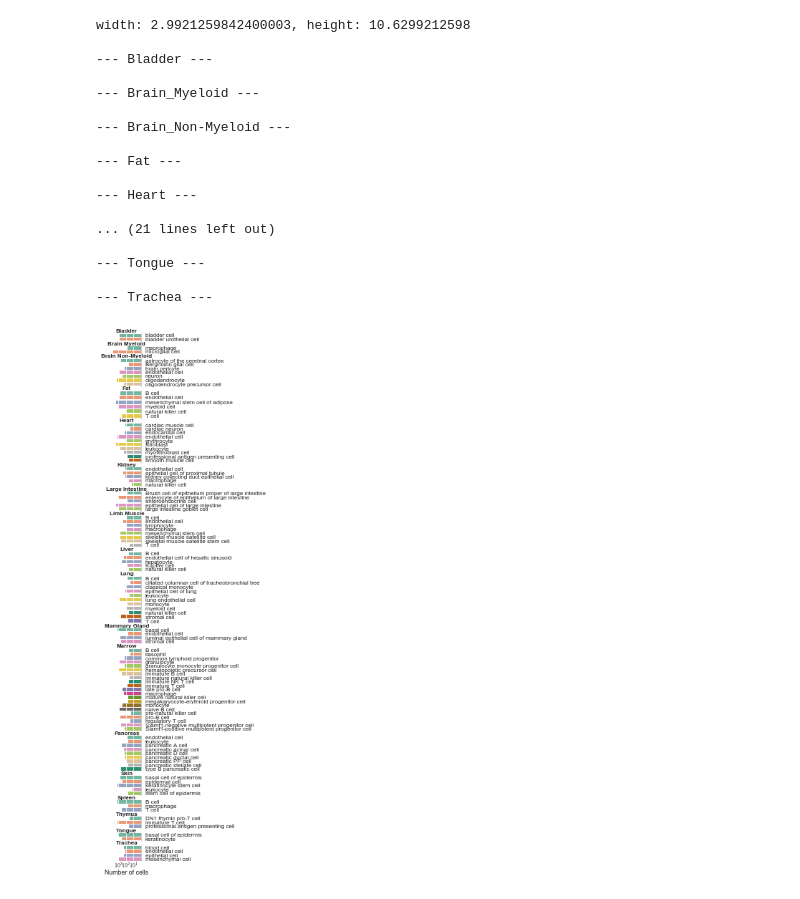
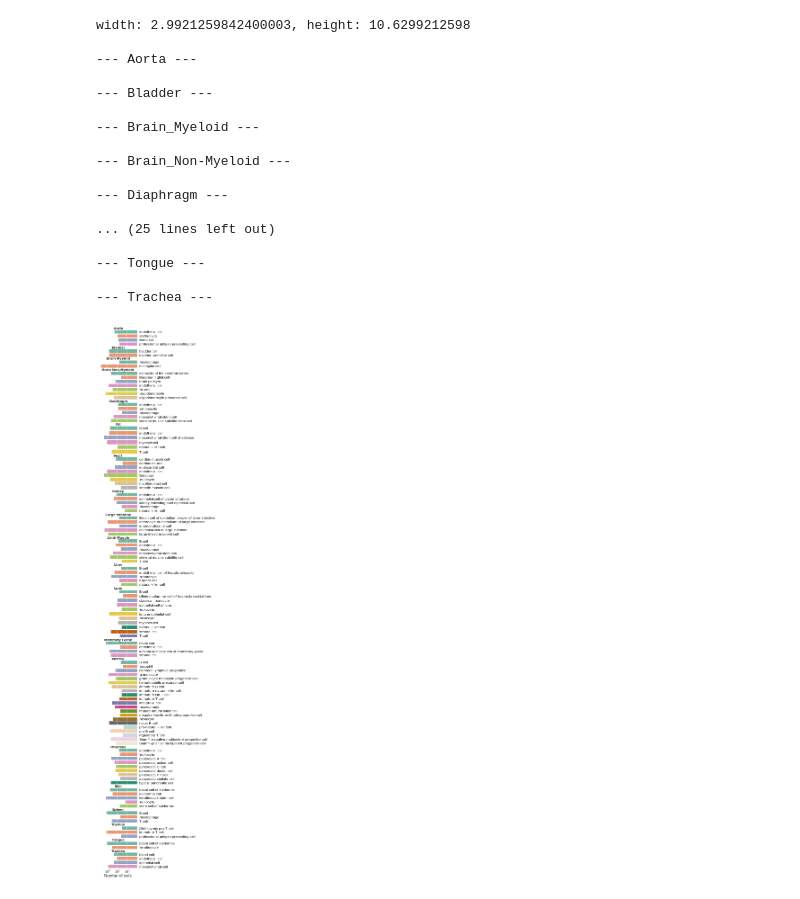
Before and after one commit to czbiohub-sf/tabula-muris, a Jupyter notebook: 02_figure2/figure2c.ipynb, the cells around one changed output. Saved outputs shown, nothing was run; the diff lists cells and outputs as text; code cells hidden in the pictures.

Commit message:
updated to run figures

```diff
--- a/02_figure2/figure2c.ipynb
+++ b/02_figure2/figure2c.ipynb
@@ -104,7 +106,7 @@ def barplot(x, y, data, palette=None, ax=None, zorder=-1, title=''):
     ax.spines['bottom'].set_visible(False)
 
 
-palette = sns.color_palette('Set2', n_colors=8) + sns.color_palette('Dark2', n_colors=8)
+palette = sns.color_palette('Set2', n_colors=8) + sns.color_palette('Dark2', n_colors=8) + sns.color_palette('Pastel2', n_colors=8)
 
 for (tissue, df), ax in zip(cell_annotations.groupby('tissue'), axes):
     print(f'\n--- {tissue} ---')
@@ -115,37 +117,37 @@ for (tissue, df), ax in zip(cell_annotations.groupby('tissue'), axes):
     barplot(x='log10_n_cells', y=col, data=annotation_subannotation, palette=palette, ax=ax, title=tissue)
 
     # Plot each tissue's barplot on an individual figure - didn't end up using
 #     tissue_height = height * (height_ratios[tissue]/height_ratios.sum()) + 1
 #     fig_tissue, ax_tissue = plt.subplots(figsize=(width, tissue_height))
 #     barplot('log10_n_cells', col, annotation_subannotation, palette, ax=ax_tissue, title=tissue)
 
 #     left, right = -0.05, 1.04
 #     bottom, top = -0.015, 1.01
 #     fig_tissue.tight_layout(h_pad=-0.1, rect=[left, bottom, right, top])
 #     fig_tissue.savefig(f'figure2c_barplot_n_cells_per_annotation_{tissue}.pdf')
 
 
 
-left, right = -0.05, 1.04
-bottom, top = -0.015, 1.01
+left, right = -0.05, 1.24
+bottom, top = -0.015, 1.61
 fig.tight_layout(h_pad=-0.1, rect=[left, bottom, right, top])
 fig.savefig('figure2c_barplot_n_cells_per_annotation_all.pdf',bbox_inches="tight")
 # %% [output]
 width: 2.9921259842400003, height: 10.6299212598
+
+--- Aorta ---
 
 --- Bladder ---
 
 --- Brain_Myeloid ---
 
 --- Brain_Non-Myeloid ---
 
---- Fat ---
+--- Diaphragm ---
 
---- Heart ---
-
-... (21 lines left out)
+... (25 lines left out)
 
 --- Tongue ---
 
 --- Trachea ---
-[figure, old version]
+[figure, new version]
```
Also changed, not shown: parts of 2 cells of this notebook, 9 other files.
